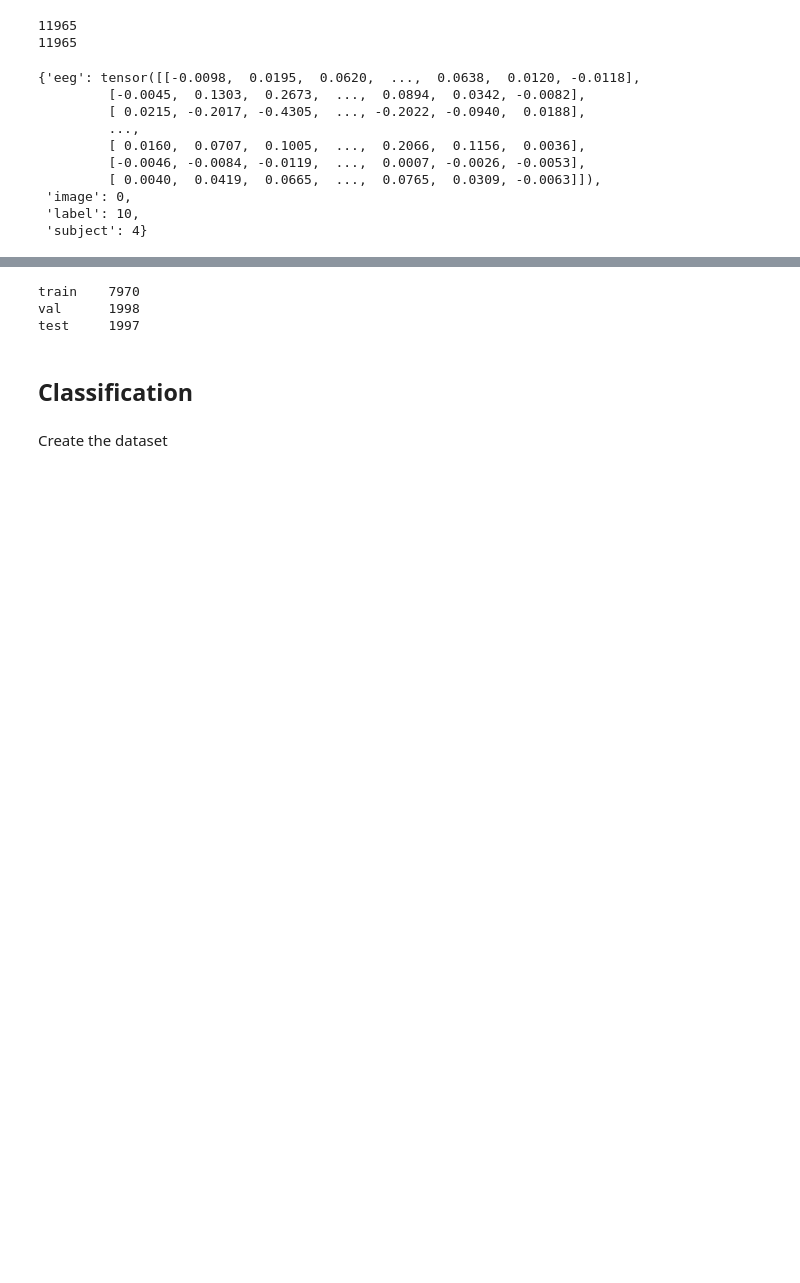
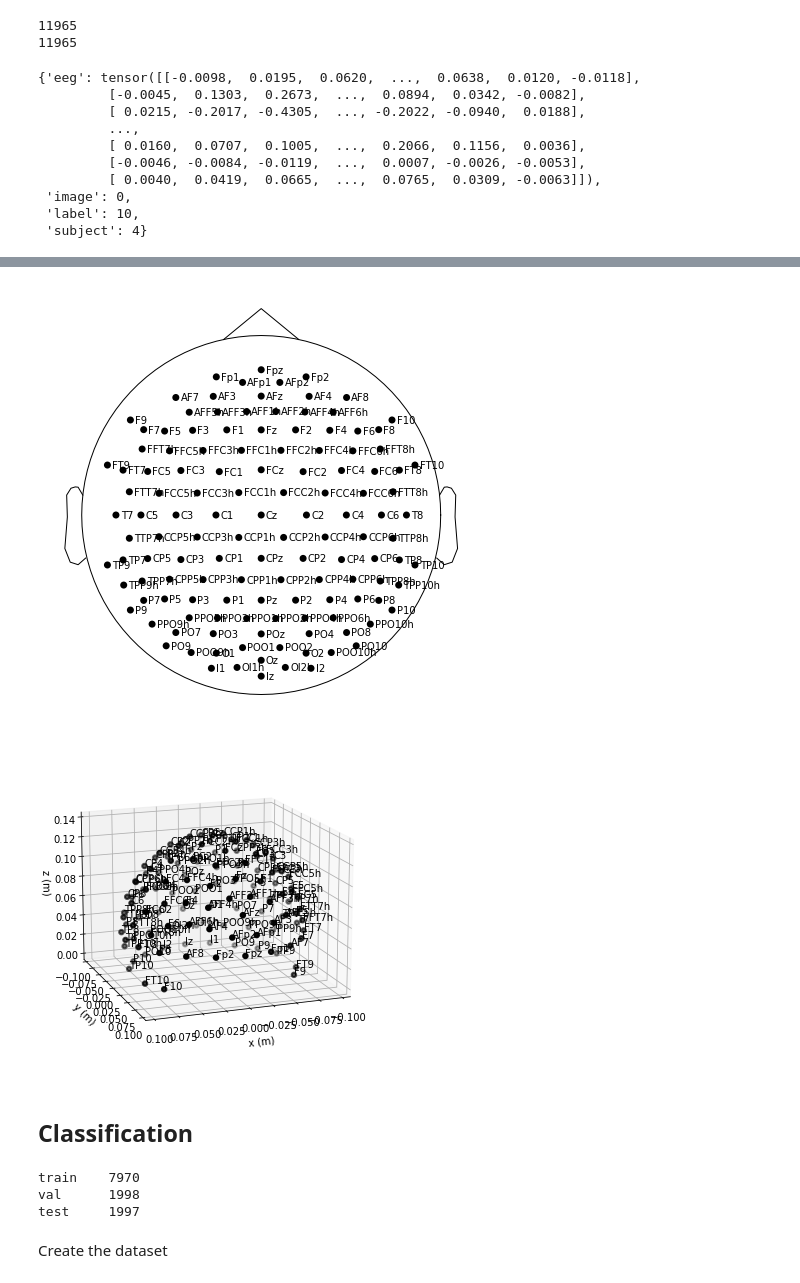
Before and after one commit to gianscuri/Brain-to-Image, a Jupyter notebook: stuff/DataExploration_EEGforVC.ipynb, the cells around one changed output, grey strips where cells are left out. Saved outputs shown, nothing was run; the diff lists cells and outputs as text; code cells hidden in the pictures; blank space fills up the shorter version.

```diff
--- a/stuff/DataExploration_EEGforVC.ipynb
+++ b/stuff/DataExploration_EEGforVC.ipynb
@@ -247,0 +355,3 @@ eeg_data['dataset'][0]
+# %%
+easycap_montage = mne.channels.make_standard_montage('brainproducts-RNP-BA-128')
+print(easycap_montage)
@@ -248,3 +380,12 @@ eeg_data['dataset'][0]
+# %%
+easycap_montage.plot()  # 2D
+fig = easycap_montage.plot(kind='3d', show=False)  # 3D
+fig = fig.gca().view_init(azim=70, elev=15)  # set view angle for tutorial
+# %% [output]
+[figure, added]
+[figure, added]
+# %% [markdown]
+## Classification
 # %%
 eeg_data_train = {'eeg': [eeg_data['dataset'][i]['eeg'] for i in split_all['splits'][0]['train']],
                   'labels': [eeg_data['dataset'][i]['label'] for i in split_all['splits'][0]['train']]}
@@ -260,8 +401,6 @@ print('test\t', len(eeg_data_test['eeg']))
 train    7970
 val      1998
 test     1997
-# %% [markdown]
-## Classification
 # %% [markdown]
 Create the dataset
 # %%
```
Also changed, not shown: parts of 28 cells of this notebook, 1 other file.
